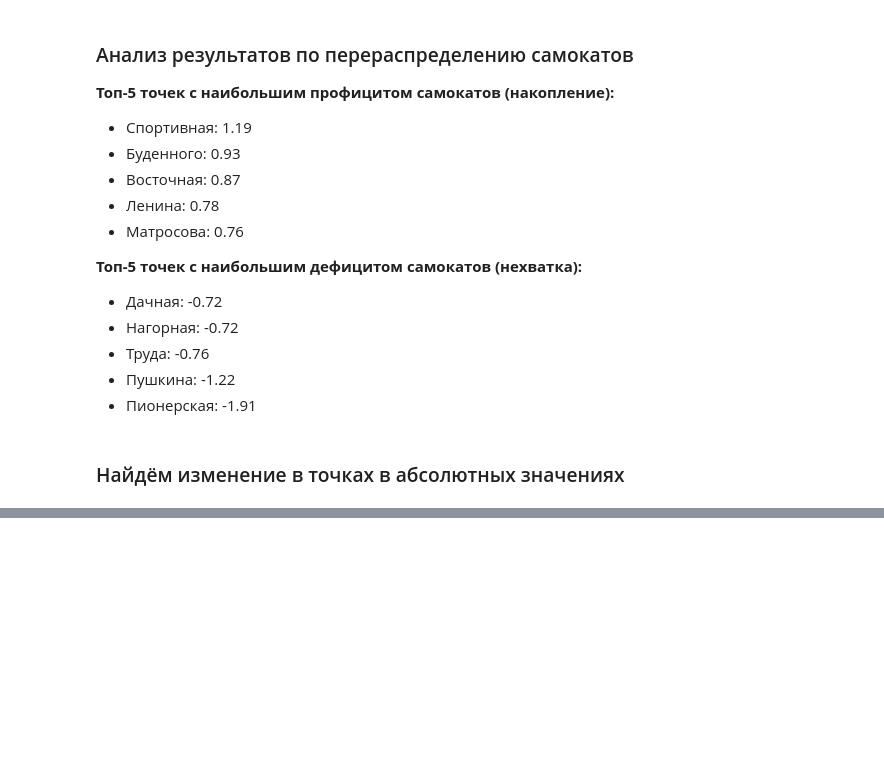
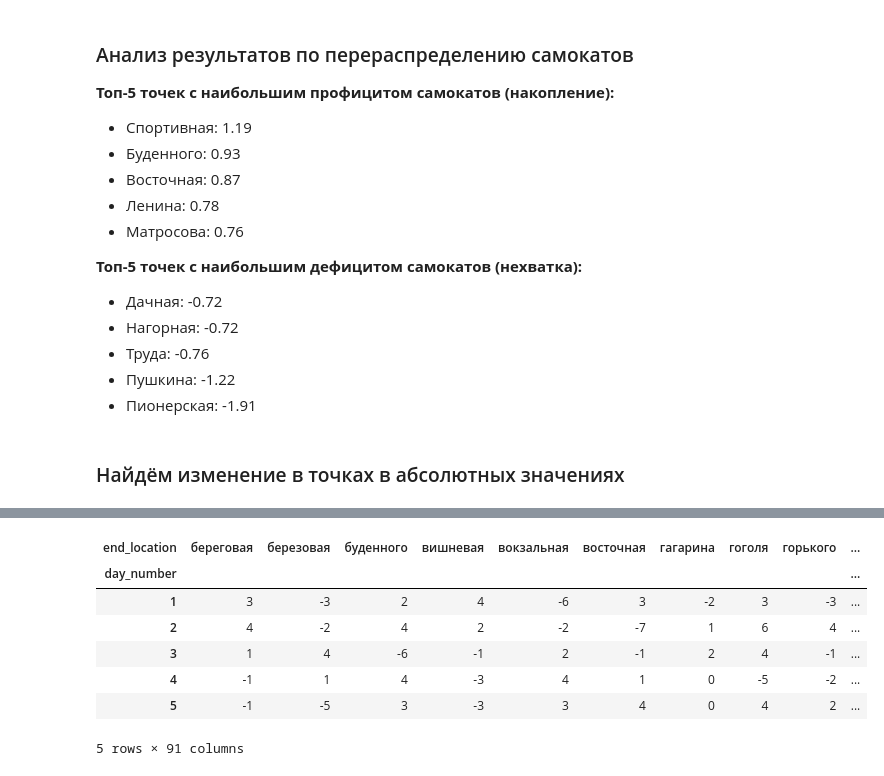
Before and after one commit to BlackkkMaster/ad_project_team16, a Jupyter notebook: kick_sharing.ipynb, the cells around one changed output, grey strips where cells are left out. Drawn from its saved outputs; the diff is of its cells as text; code cells hidden in the pictures; blank space fills up the shorter version.

```diff
--- a/kick_sharing.ipynb
+++ b/kick_sharing.ipynb
@@ -1349,0 +1356,9 @@ Name: 23, dtype: int64
+# %%
+df_rides_redistribution['scooter_day_start'] = df_rides_redistribution['start_date'].apply(lambda x:
+    (x.normalize() - pd.Timedelta(days=1)).replace(hour=6, minute=0, second=0)
+    if x.hour < 6
+    else x.normalize().replace(hour=6, minute=0, second=0)
+)
+df_rides_redistribution = df_rides_redistribution.sort_values(by='scooter_day_start')
+df_rides_redistribution['day_number'] = df_rides_redistribution['scooter_day_start'].factorize()[0] + 1
+df_rides_redistribution.head()
@@ -1349,0 +1373,21 @@ Name: 23, dtype: int64
+# %%
+# Считаем количество самокатов в начале дня и в конце дня по точкам
+scooters_started_daily = df_rides_redistribution.groupby(['day_number', 'start_location']).size().unstack(fill_value=0)
+scooters_ended_daily = df_rides_redistribution.groupby(['day_number', 'end_location']).size().unstack(fill_value=0)
+
+# Определяем список всех возможных локаций и дней
+all_locations_in_scope = sorted(list(set(scooters_started_daily.columns) | set(scooters_ended_daily.columns)))
+all_days_in_scope = sorted(list(set(scooters_started_daily.index) | set(scooters_ended_daily.index)))
+# %%
+# Рассчитываем разность количества самокатов в конце дня и в начале дня
+daily_net_change_per_day_location = scooters_ended_daily.sub(scooters_started_daily, fill_value=0)
+daily_net_change_per_day_location.head()
+# %% [output]
+| end_location | береговая | березовая | буденного | вишневая | вокзальная | восточная | гагарина | гоголя | горького | ... |
+| day_number |  |  |  |  |  |  |  |  |  | ... |
+| 1 | 3 | -3 | 2 | 4 | -6 | 3 | -2 | 3 | -3 | ... |
+| 2 | 4 | -2 | 4 | 2 | -2 | -7 | 1 | 6 | 4 | ... |
+| 3 | 1 | 4 | -6 | -1 | 2 | -1 | 2 | 4 | -1 | ... |
+| 4 | -1 | 1 | 4 | -3 | 4 | 1 | 0 | -5 | -2 | ... |
+| 5 | -1 | -5 | 3 | -3 | 3 | 4 | 0 | 4 | 2 | ... |
+5 rows × 91 columns
```
Also changed, not shown: parts of 11 cells of this notebook.
